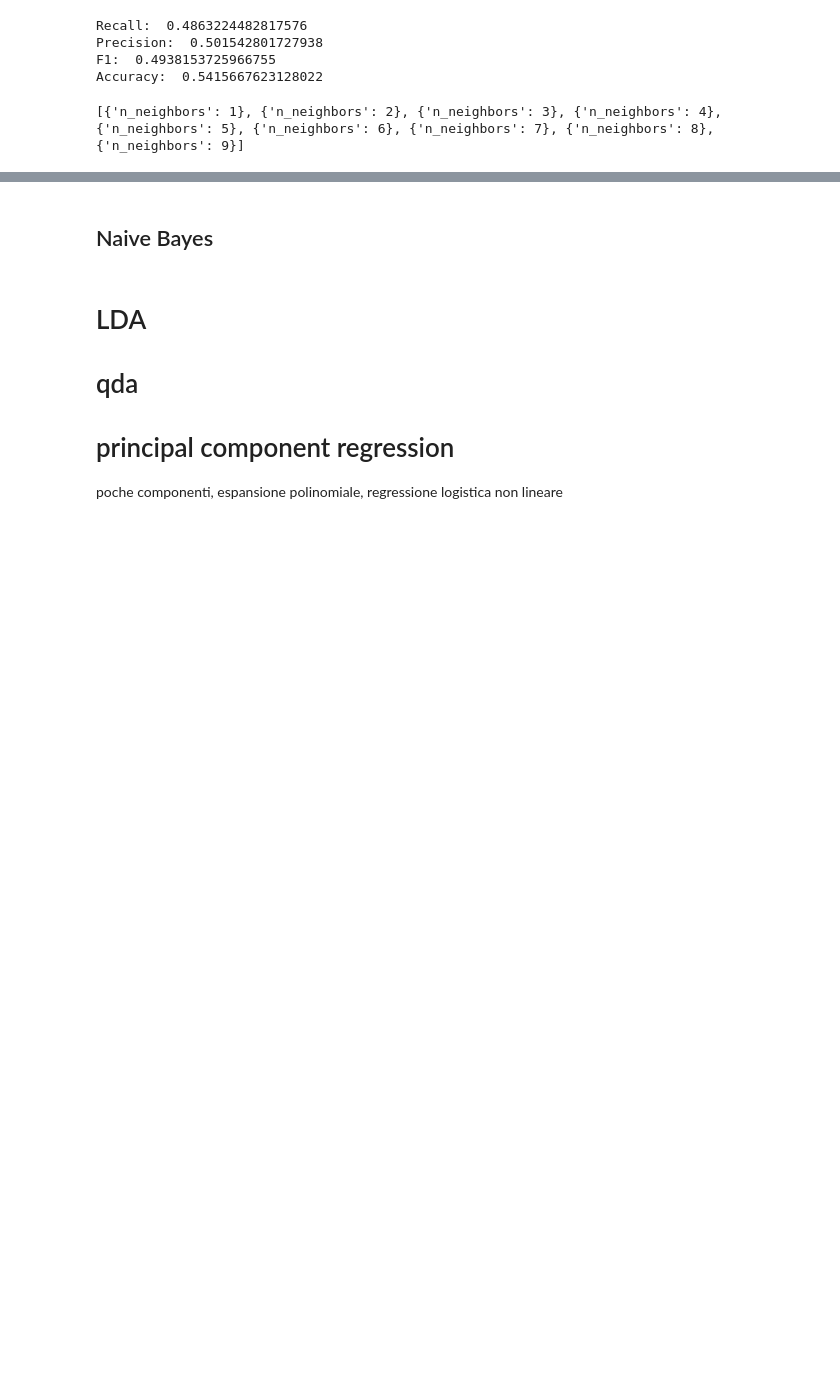
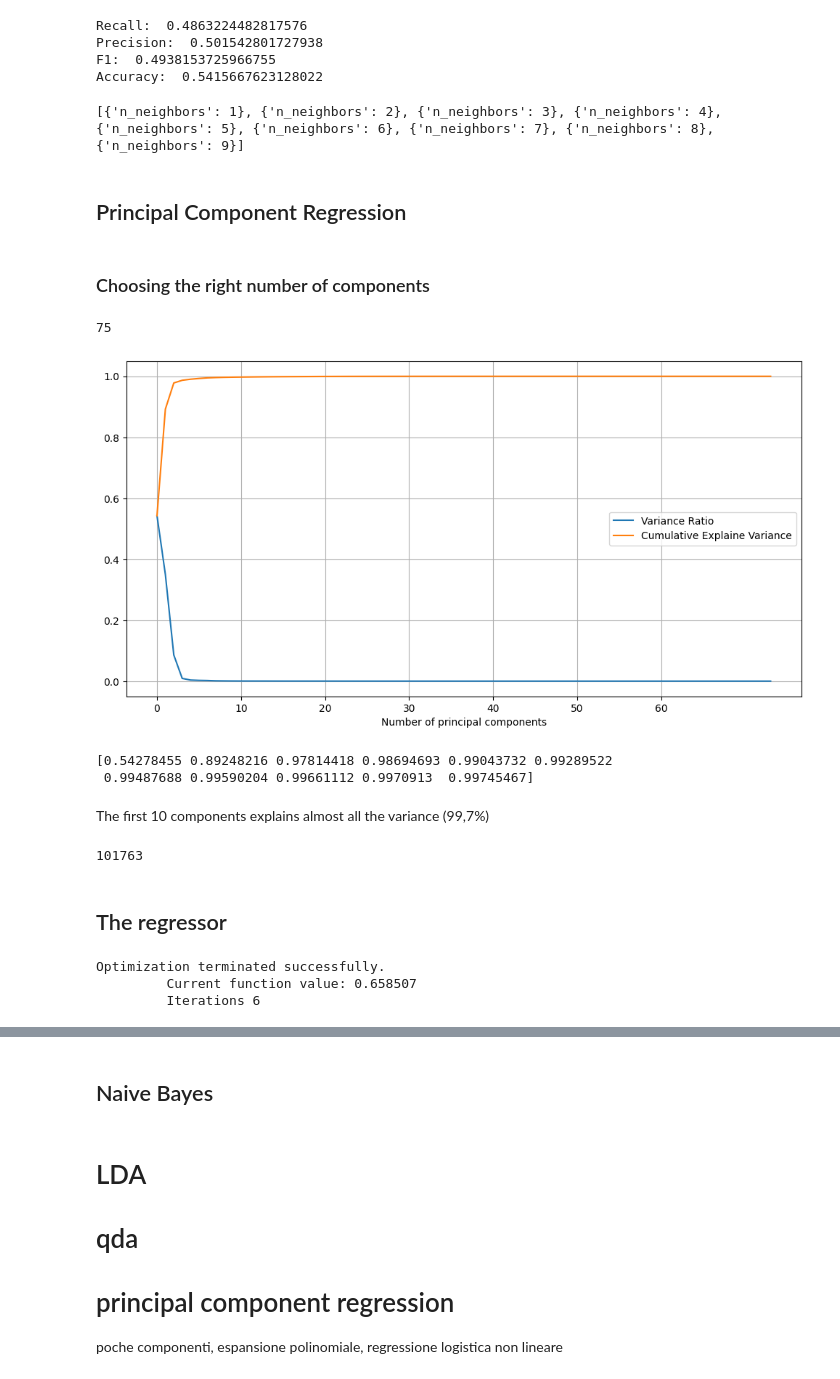
Before and after one commit to weiss25r/Data-analysis-of-diabetic-patients-readmissions-in-hospitals, a Jupyter notebook: main.ipynb, the cells around one changed output, grey strips where cells are left out. Cells and saved outputs as stored; diff of their text form; code cells hidden in the pictures; blank space fills up the shorter version.

```diff
--- a/main.ipynb
+++ b/main.ipynb
@@ -718,3 +845,5 @@ best_params = gs.cv_results_['params']
 print(best_params)
 # %% [output]
 [{'n_neighbors': 1}, {'n_neighbors': 2}, {'n_neighbors': 3}, {'n_neighbors': 4}, {'n_neighbors': 5}, {'n_neighbors': 6}, {'n_neighbors': 7}, {'n_neighbors': 8}, {'n_neighbors': 9}]
+# %% [markdown]
+## Principal Component Regression
@@ -720,0 +852,26 @@ print(best_params)
+# %%
+pca = PCA()
+components = pca.fit(X=view.drop(columns='readmitted'))
+# %% [markdown]
+### Choosing the right number of components
+# %%
+len(view.columns)
+# %% [output]
+75
+# %%
+plt.figure(figsize=(12, 6))
+plt.plot( components.explained_variance_ratio_)
+plt.plot(np.cumsum(components.explained_variance_ratio_))
+plt.xlabel("Number of principal components")
+plt.xticks(ticks=range(0, 61, 10))
+plt.legend(['Variance Ratio', 'Cumulative Explaine Variance'])
+plt.grid()
+# %% [output]
+[figure, added]
+# %%
+print(np.cumsum(components.explained_variance_ratio_)[:10])
+# %% [output]
+[0.54278455 0.89248216 0.97814418 0.98694693 0.99043732 0.99289522
+ 0.99487688 0.99590204 0.99661112 0.9970913  0.99745467]
+# %% [markdown]
+The first 10 components explains almost all the variance (99,7%)
@@ -720,0 +881,6 @@ print(best_params)
+# %%
+len(X)
+# %% [output]
+101763
+# %% [markdown]
+## The regressor
@@ -720,0 +891,6 @@ print(best_params)
+# %%
+model = model.fit()
+# %% [output]
+Optimization terminated successfully.
+         Current function value: 0.658507
+         Iterations 6
```
Also changed, not shown: parts of 37 cells of this notebook.
